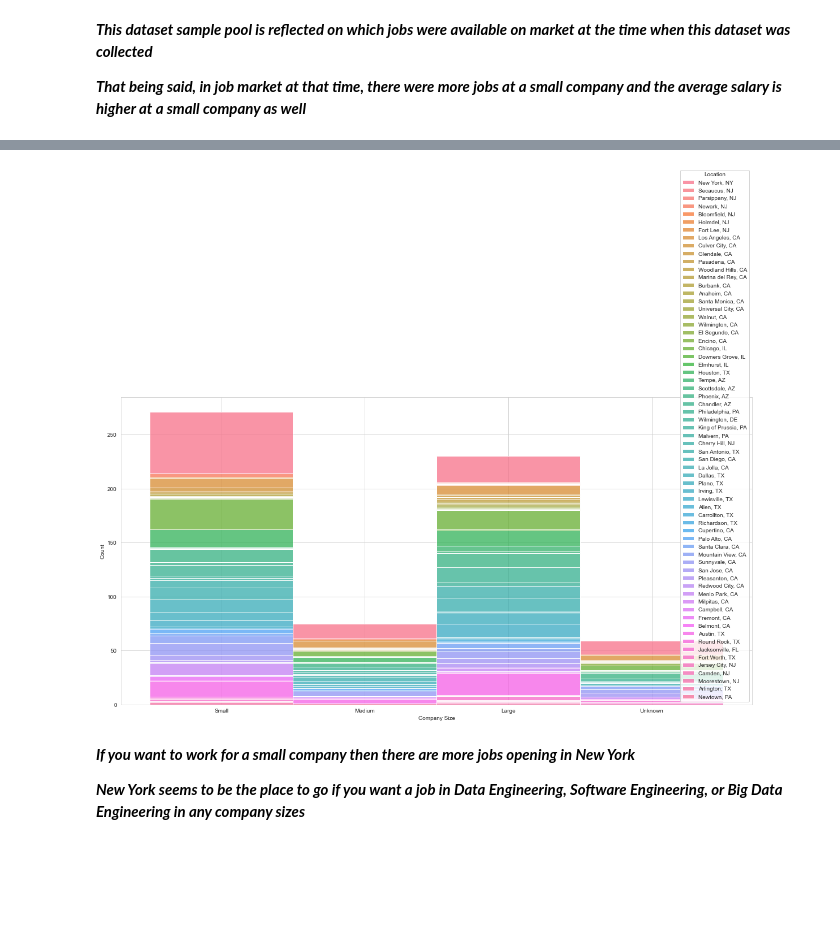
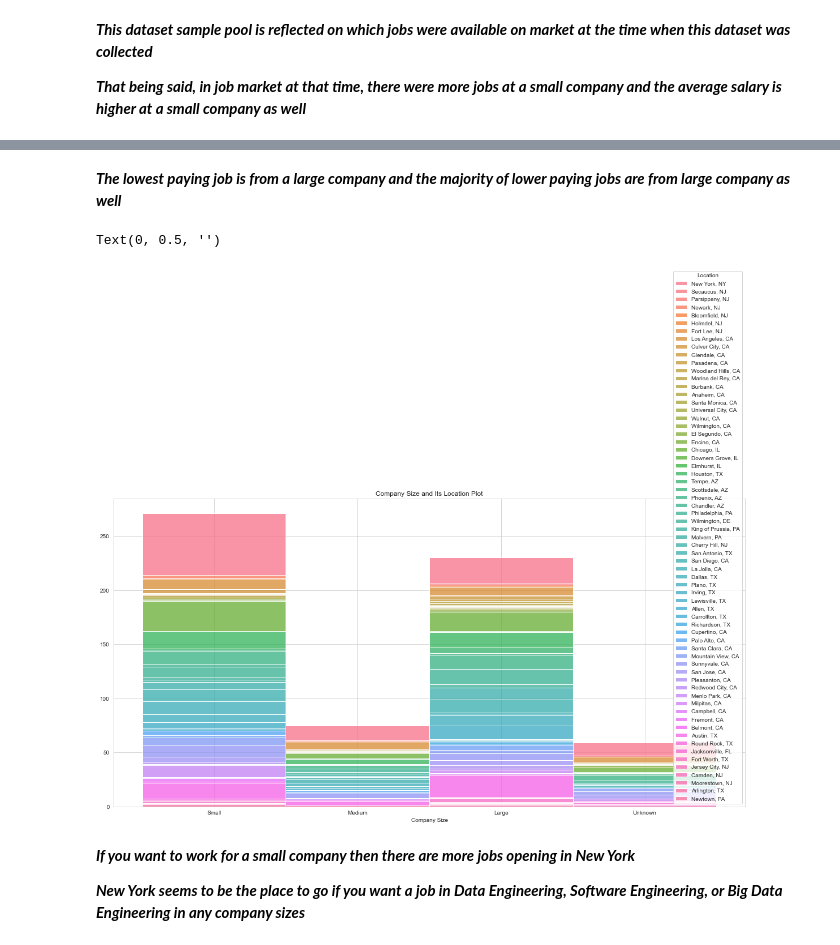
Before and after one commit to data301-2021-summer2/project-group31-project, a Jupyter notebook: analysis/Analysis Notebook.ipynb, the cells around one changed output, grey strips where cells are left out. Saved outputs shown, nothing was run; the diff lists cells and outputs as text; code cells hidden in the pictures; blank space fills up the shorter version.

```diff
--- a/analysis/Analysis Notebook.ipynb
+++ b/analysis/Analysis Notebook.ipynb
@@ -61,8 +90,13 @@ chart3 = sns.histplot(x="Average Salary",hue="Company Size",multiple="stack",dat
+# %% [markdown]
+***The lowest paying job is from a large company and the majority of lower paying jobs are from large company as well***
 # %%
 fig, ax = plt.subplots(figsize=(20,10))
-chart4 = sns.histplot(x="Company Size",hue="Location",multiple="stack",data=df)
+chart5 = sns.histplot(x="Company Size",hue="Location",multiple="stack",data=df)
+plt.title("Company Size and Its Location Plot")
+plt.ylabel("")
 # %% [output]
+Text(0, 0.5, '')
-[figure, old version]
+[figure, new version]
 # %% [markdown]
 ***If you want to work for a small company then there are more jobs opening in New York***
 
```
Also changed, not shown: parts of 5 cells of this notebook.
